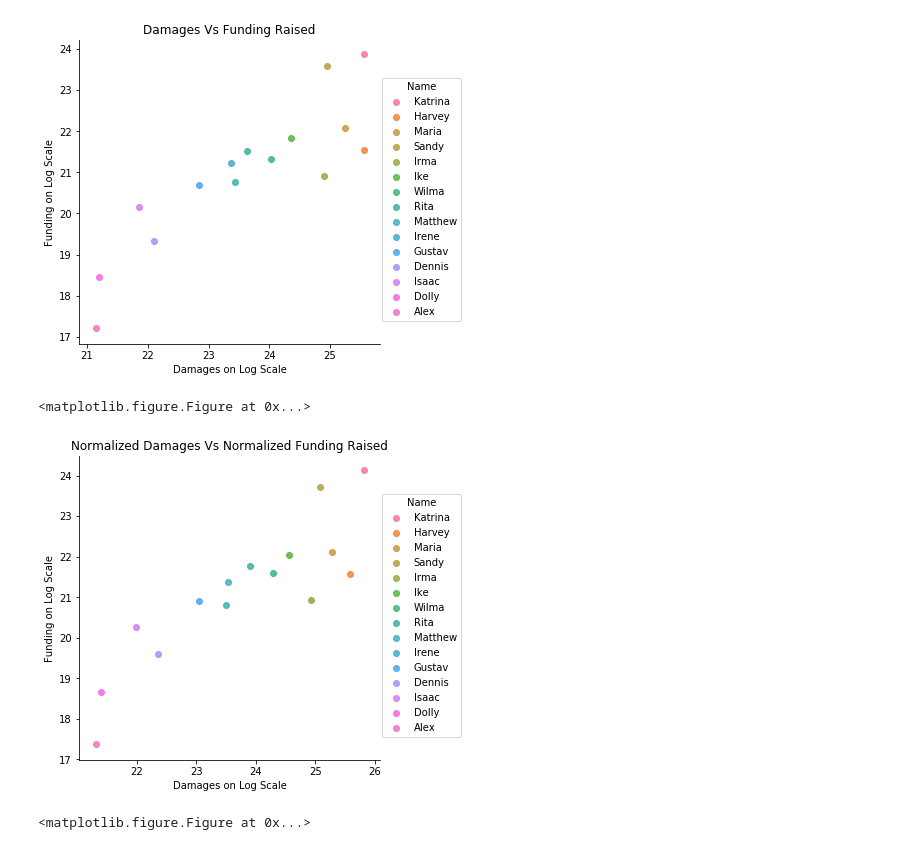
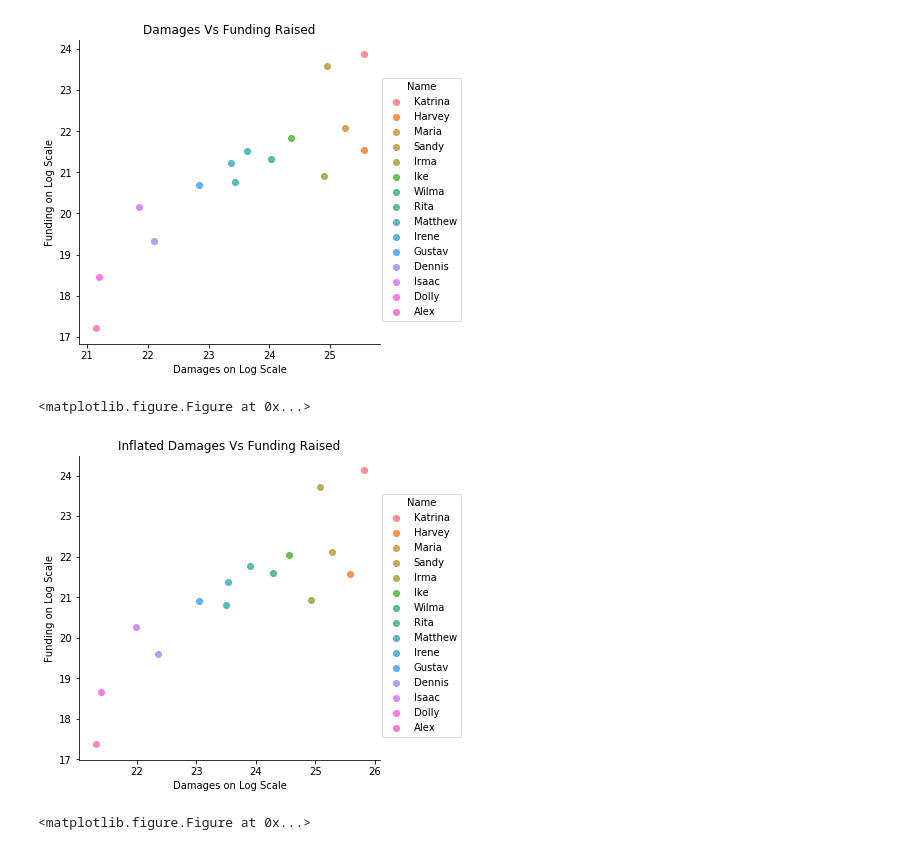
Before and after one commit to simralc/disaster-analysis, a Jupyter notebook: Report.ipynb, the cells around one changed output. Cells and saved outputs as stored; diff of their text form; code cells hidden in the pictures.

```diff
--- a/Report.ipynb
+++ b/Report.ipynb
@@ -23,12 +36,12 @@ plt.show()
 # %%
 ### Adjust For Inflation
 inflationAdjustedDf = adjustInflation(compiledDf)
-plotFunding(inflationAdjustedDf, 'Damages', title='Normalized Damages Vs Normalized Funding Raised',
+plotFunding(inflationAdjustedDf, 'Damages', title='Inflated Damages Vs Funding Raised',
                 xaxis='Damages on Log Scale', yaxis='Funding on Log Scale')
 plt.show()
 # %% [output]
 <matplotlib.figure.Figure at 0x...>
-[figure, old version]
+[figure, new version]
 # %%
 ### Adjust Twitter and Youtube for user counts
 normalizedTweetDf, normalizedYouTubeDf = normalizeTweetsandYouTube(inflationAdjustedDf)
```
Also changed, not shown: parts of 1 cell of this notebook.
